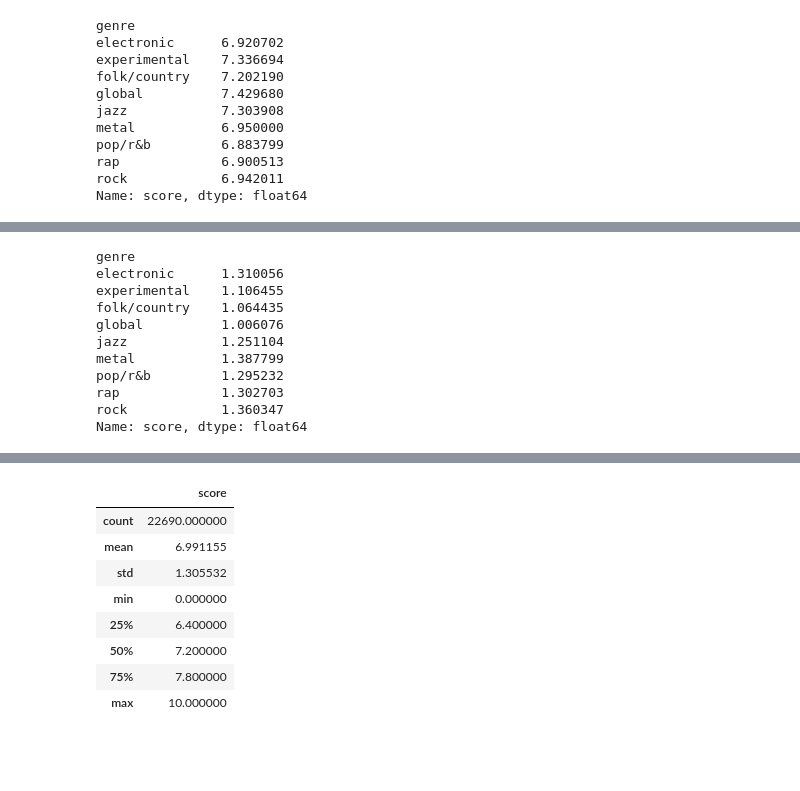
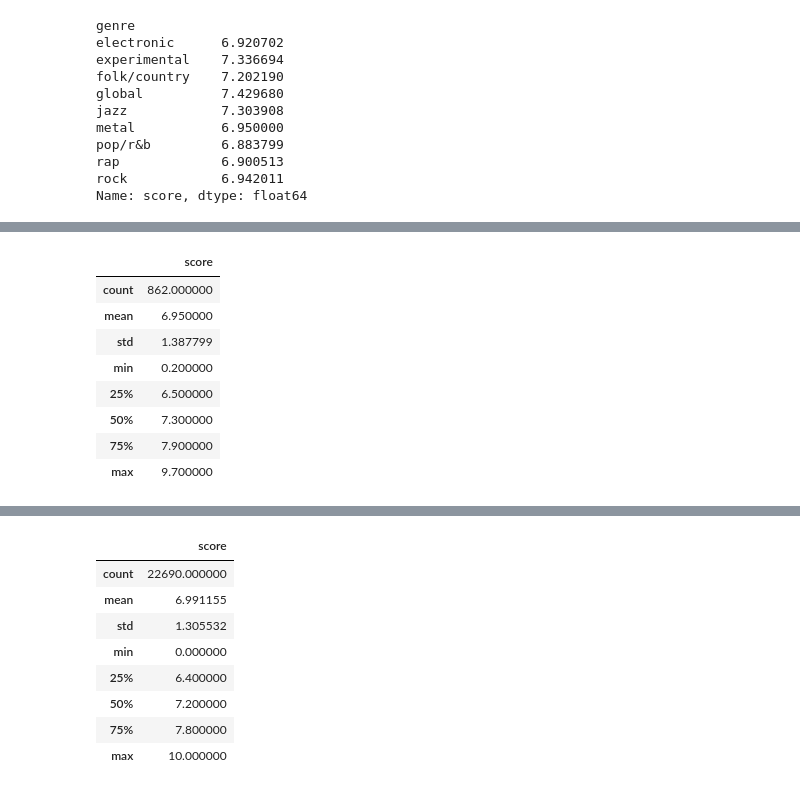
Before and after one commit to tsgreenwood-flatiron-data-science/mod2_final_project, a Jupyter notebook: question1.ipynb, the cells around one changed output, grey strips where cells are left out. Drawn from its saved outputs; the diff is of its cells as text; code cells hidden in the pictures; blank space fills up the shorter version.

```diff
--- a/question1.ipynb
+++ b/question1.ipynb
@@ -194,17 +230,15 @@ Name: score, dtype: float64
+# %%
+metal_scores.describe()
+# %% [output]
+|  | score |
+| count | 862.000000 |
+| mean | 6.950000 |
+| std | 1.387799 |
+| min | 0.200000 |
+| 25% | 6.500000 |
+| 50% | 7.300000 |
+| 75% | 7.900000 |
+| max | 9.700000 |
 # %%
 mu_metal_score = 6.95
 mu_folk_score = 7.20219
-# %%
-df_genre_scores.groupby('genre')['score'].std()
-# %% [output]
-genre
-electronic      1.310056
-experimental    1.106455
-folk/country    1.064435
-global          1.006076
-jazz            1.251104
-metal           1.387799
-pop/r&b         1.295232
-rap             1.302703
-rock            1.360347
-Name: score, dtype: float64
```
Also changed, not shown: parts of 13 cells of this notebook.
